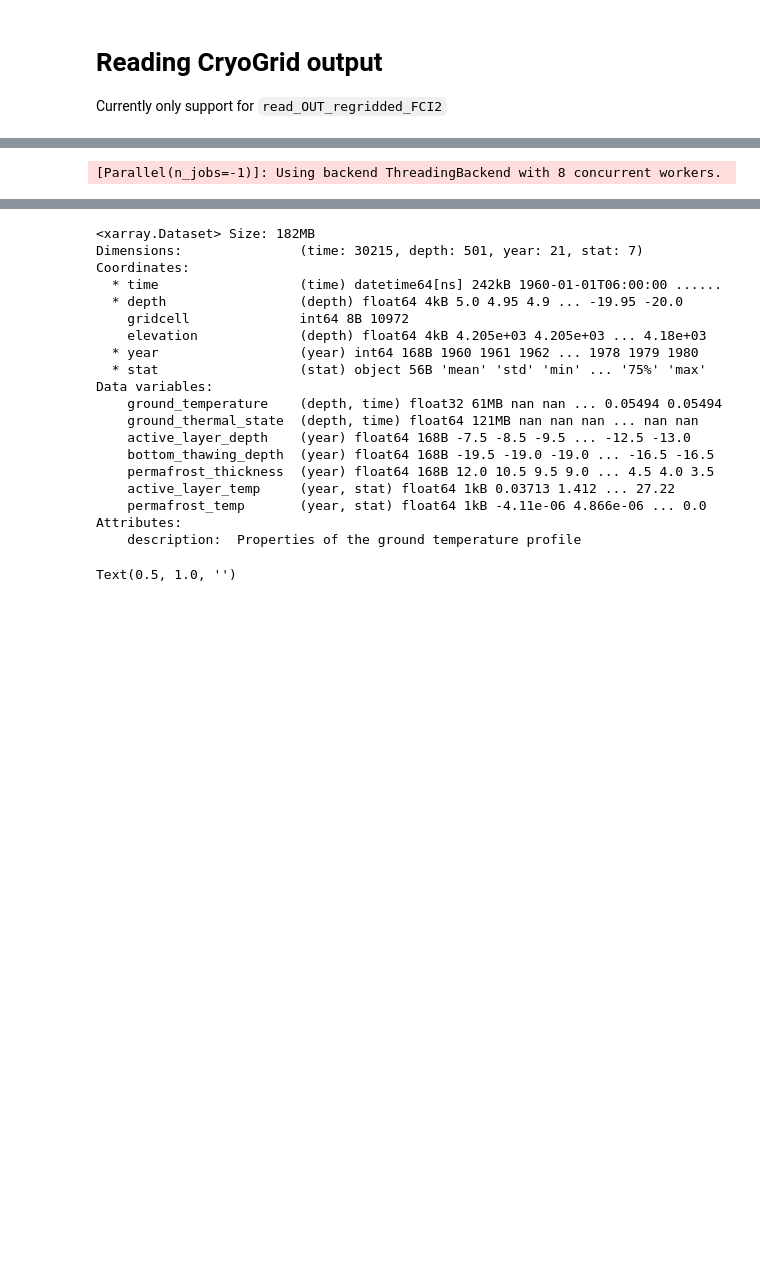
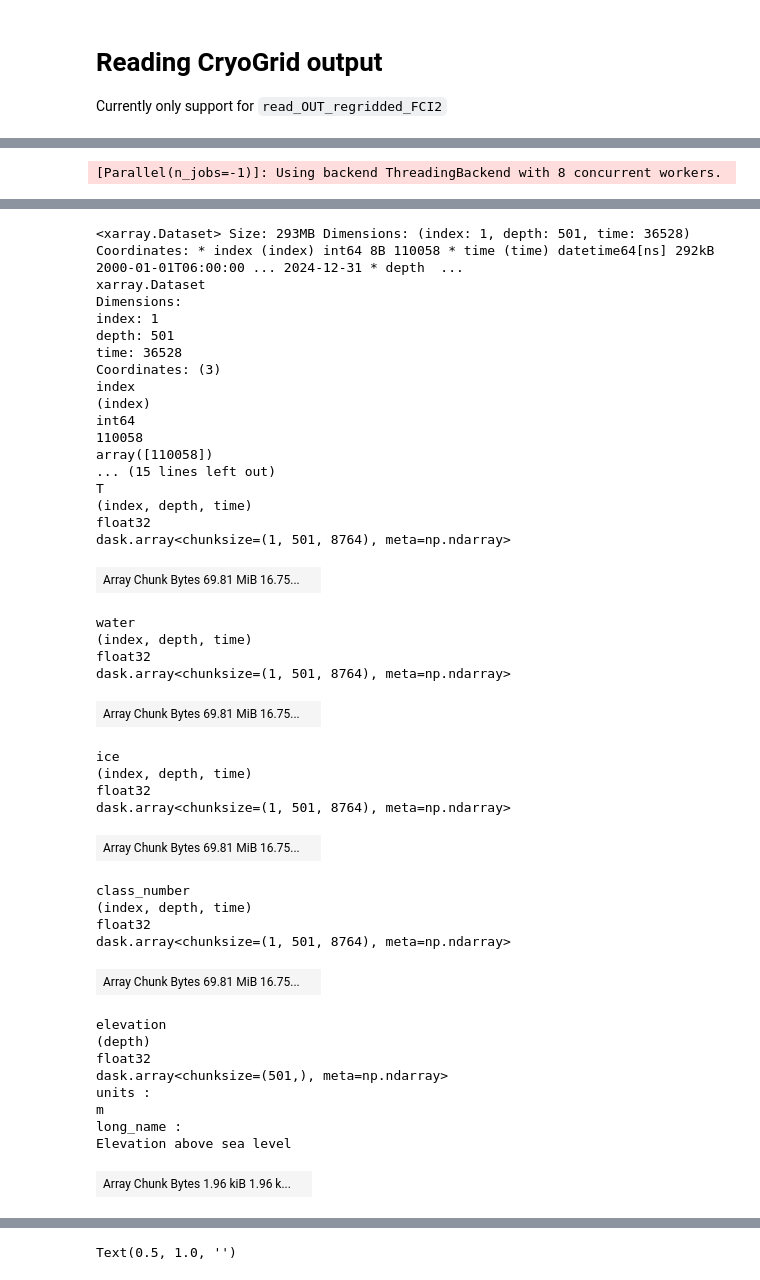
Before and after one commit to lukegre/CryoGrid-pyTools, a Jupyter notebook: demo.ipynb, the cells around one changed output, grey strips where cells are left out. Saved outputs shown, nothing was run; the diff lists cells and outputs as text; code cells hidden in the pictures; blank space fills up the shorter version.

```diff
--- a/demo.ipynb
+++ b/demo.ipynb
@@ -28,7 +41,8 @@ ds_profile.T.plot(robust=True)
 # %%
-fname_profiles = '/Users/luke/Work/PAMIR/CryoGrid-run-manager/runs/archive/abramov-small-3classes/outputs/abramov-small-3classes_10972_*.mat'
+fname_profiles = '/Users/luke/Work/PAMIR/pamir-clusters/runs/batch0n6/output/batch0n6_110058_2???1231.mat'
 
 # when reading multiple files, deepest_point is required since multiple
 out = cg.read_OUT_regridded_files(fname_profiles, deepest_point=-20)
+out
 # %% [output]
 [Parallel(n_jobs=-1)]: Using backend ThreadingBackend with 8 concurrent workers.
@@ -36,0 +52,42 @@ out = cg.read_OUT_regridded_files(fname_profiles, deepest_point=-20)
+<xarray.Dataset> Size: 293MB Dimensions: (index: 1, depth: 501, time: 36528) Coordinates: * index (index) int64 8B 110058 * time (time) datetime64[ns] 292kB 2000-01-01T06:00:00 ... 2024-12-31 * depth  ...
+xarray.Dataset
+Dimensions:
+index: 1
+depth: 501
+time: 36528
+Coordinates: (3)
+index
+(index)
+int64
+110058
+array([110058])
+... (15 lines left out)
+T
+(index, depth, time)
+float32
+dask.array<chunksize=(1, 501, 8764), meta=np.ndarray>
+| Array Chunk Bytes 69.81 MiB 16.75... |  |
+water
+(index, depth, time)
+float32
+dask.array<chunksize=(1, 501, 8764), meta=np.ndarray>
+| Array Chunk Bytes 69.81 MiB 16.75... |  |
+ice
+(index, depth, time)
+float32
+dask.array<chunksize=(1, 501, 8764), meta=np.ndarray>
+| Array Chunk Bytes 69.81 MiB 16.75... |  |
+class_number
+(index, depth, time)
+float32
+dask.array<chunksize=(1, 501, 8764), meta=np.ndarray>
+| Array Chunk Bytes 69.81 MiB 16.75... |  |
+elevation
+(depth)
+float32
+dask.array<chunksize=(501,), meta=np.ndarray>
+units :
+m
+long_name :
+Elevation above sea level
+| Array Chunk Bytes 1.96 kiB 1.96 k... |  |
@@ -37,24 +105,2 @@ out = cg.read_OUT_regridded_files(fname_profiles, deepest_point=-20)
 # %%
 da = out.T[0].assign_attrs(long_name='Temperature', units='°C').compute()
-ds = cg.analyze_profile(da)
-ds
-# %% [output]
-<xarray.Dataset> Size: 182MB
-Dimensions:               (time: 30215, depth: 501, year: 21, stat: 7)
-Coordinates:
-  * time                  (time) datetime64[ns] 242kB 1960-01-01T06:00:00 ......
-  * depth                 (depth) float64 4kB 5.0 4.95 4.9 ... -19.95 -20.0
-    gridcell              int64 8B 10972
-    elevation             (depth) float64 4kB 4.205e+03 4.205e+03 ... 4.18e+03
-  * year                  (year) int64 168B 1960 1961 1962 ... 1978 1979 1980
-  * stat                  (stat) object 56B 'mean' 'std' 'min' ... '75%' 'max'
-Data variables:
-    ground_temperature    (depth, time) float32 61MB nan nan ... 0.05494 0.05494
-    ground_thermal_state  (depth, time) float64 121MB nan nan nan ... nan nan
-    active_layer_depth    (year) float64 168B -7.5 -8.5 -9.5 ... -12.5 -13.0
-    bottom_thawing_depth  (year) float64 168B -19.5 -19.0 -19.0 ... -16.5 -16.5
-    permafrost_thickness  (year) float64 168B 12.0 10.5 9.5 9.0 ... 4.5 4.0 3.5
-    active_layer_temp     (year, stat) float64 1kB 0.03713 1.412 ... 27.22
-    permafrost_temp       (year, stat) float64 1kB -4.11e-06 4.866e-06 ... 0.0
-Attributes:
-    description:  Properties of the ground temperature profile
```
Also changed, not shown: parts of 7 cells of this notebook, 4 other files.
